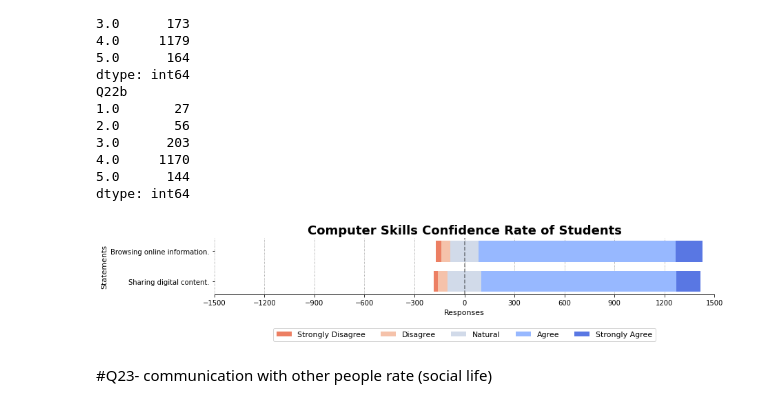
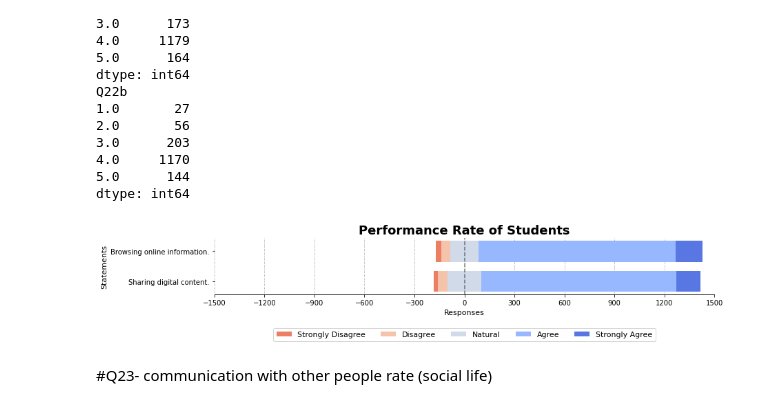
Before and after one commit to Jayres18/BAT404-Project, a Jupyter notebook: visualization.ipynb, the cells around one changed output. Cells and saved outputs as stored; diff of their text form; code cells hidden in the pictures.

```diff
--- a/visualization.ipynb
+++ b/visualization.ipynb
@@ -2645,37 +1106,35 @@ def questionnaire_br_sh(br_sh_statement_results, browse_share_performance_rate):
     ax.set_xticks(np.arange(-1500, 1501, 300))
 
     # Y Axis
     ax.invert_yaxis()
 
     # Remove spines
     ax.spines['right'].set_visible(False)
     ax.spines['top'].set_visible(False)
     ax.spines['left'].set_visible(False)
     ax.spines['bottom'].set_visible(True)
 
     ax.yaxis.grid(False)
     ax.xaxis.grid(True, which='major', color='grey', linestyle='dotted')
     ax.set_axisbelow(True)
 
     # Legend
     ax.legend(ncol=len(browse_share_performance_rate), bbox_to_anchor=(0.5,-0.9), loc='lower center', fontsize=11)
 
     #Title and xy-labels
-    ax.set_title('Computer Skills Confidence Rate of Students', loc='center', fontsize=18, fontweight='bold')
+    ax.set_title('Performance Rate of Students', loc='center', fontsize=18, fontweight='bold')
     ax.set_ylabel('Statements', fontsize=11)
     ax.set_xlabel('Responses', fontsize=11)
 
     # Set Background Color
     fig.set_facecolor('#FFFFFF')
 
     return fig, ax
 
 fig, ax = questionnaire_br_sh(br_sh_statement_results, browse_share_performance_rate)
-
-plt.savefig('computer_skills_rate.png', bbox_inches='tight', pad_inches=0.5)
 plt.show()
 # %% [output]
-[figure, old version]
+[figure, new version]
 # %% [markdown]
 #Q23- communication with other people rate (social life)
 # %% [markdown]
```
Also changed, not shown: parts of 131 cells of this notebook.
